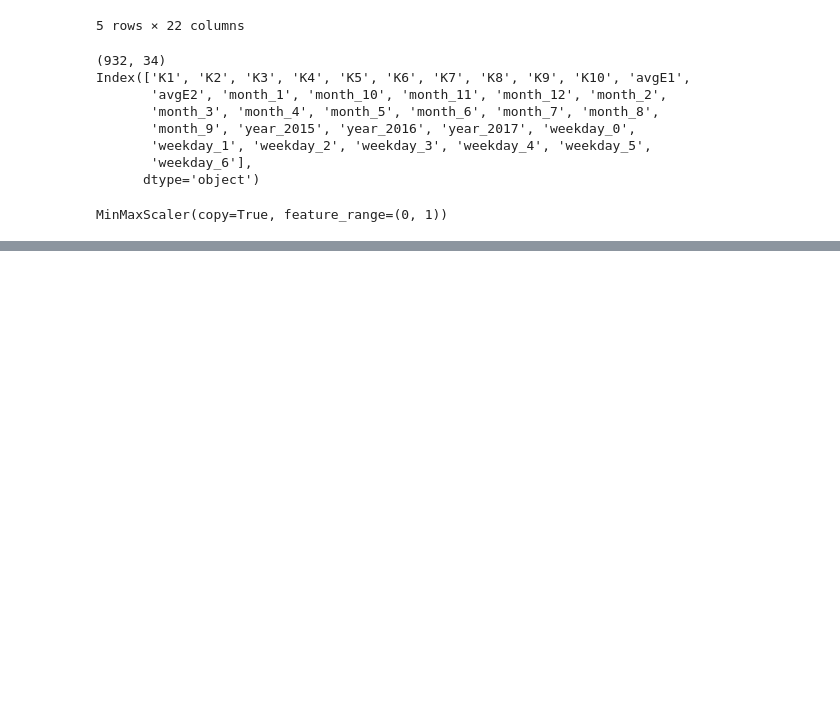
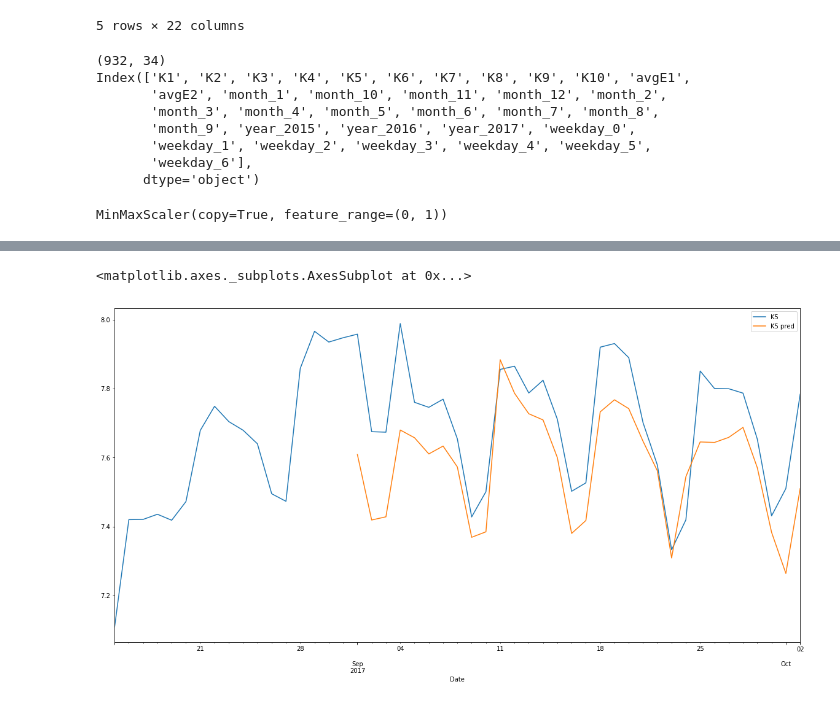
Before and after one commit to lynkx21/BB, a Jupyter notebook: BB03a_LSTM_model_for_K5.ipynb, the cells around one changed output, grey strips where cells are left out. Cells and saved outputs as stored; diff of their text form; code cells hidden in the pictures; blank space fills up the shorter version.

```diff
--- a/BB03a_LSTM_model_for_K5.ipynb
+++ b/BB03a_LSTM_model_for_K5.ipynb
@@ -147,0 +224,18 @@ scaled_train['K5'].plot()
+# %%
+y_pred = model.predict(X_test, batch_size=10)
+# y_pred = scaler.inverse_transform(y_pred)
+test2 = pd.DataFrame(test.values, columns=test.columns, index=test.index)
+test2.loc[:, 'K5'] = y_pred
+# %%
+test2 = pd.DataFrame(scaler.inverse_transform(test2), columns=test.columns, index=test.index)
+# %%
+y_pred = test2['K5']
+# y_pred
+# %%
+finals = pd.DataFrame(pd.concat([df['K5'], y_pred], axis=1))
+finals.columns = ['K5', 'K5 pred']
+# %%
+finals[finals.index >= '2017-08-15'].plot(figsize=(20,10))
+# %% [output]
+<matplotlib.axes._subplots.AxesSubplot at 0x...>
+[figure, added]
```
Also changed, not shown: parts of 13 cells of this notebook.
